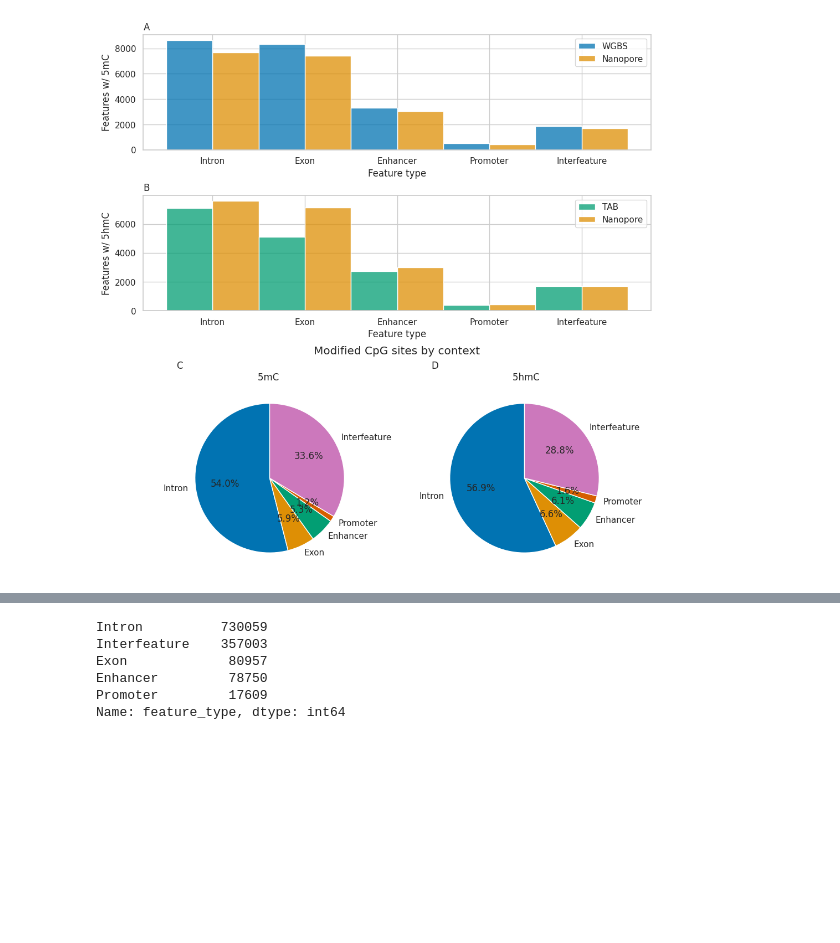
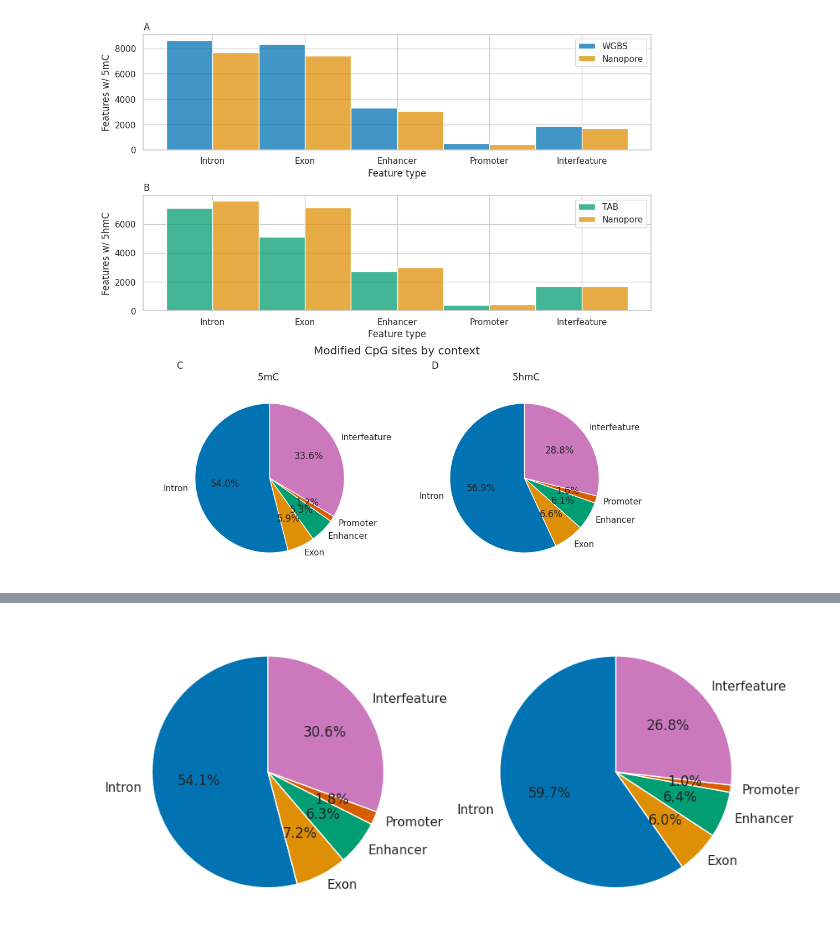
Before and after one commit to DominicOH/Analysis-of-nanopore-epigenetic-sequencing, a Jupyter notebook: Feature_level_comparison_fig4.ipynb, the cells around one changed output, grey strips where cells are left out. Drawn from its saved outputs; the diff is of its cells as text; code cells hidden in the pictures; blank space fills up the shorter version.

```diff
--- a/Feature_level_comparison_fig4.ipynb
+++ b/Feature_level_comparison_fig4.ipynb
@@ -170,9 +128,19 @@ pl.pie(hmc_intersects_df.loc[(hmc_intersects_df["percentMeth"] > 0) & (hmc_inter
-# %%
-hmc_intersects_df.loc[hmc_intersects_df["percentMeth"] > 0, "feature_type"].value_counts()
-# %% [output]
-Intron          730059
-Interfeature    357003
-Exon             80957
-Enhancer         78750
-Promoter         17609
-Name: feature_type, dtype: int64
+# %%
+fig = pl.figure(figsize=(10, 10))
+gs = gridspec.GridSpec(1, 2, fig)
+
+ax1 = fig.add_subplot(gs[0, 0])
+
+ax1.pie(mc_intersects_df.loc[(mc_intersects_df["percentMeth"] > 0) & (mc_intersects_df["method"] == "WGBS"), "feature_type"].value_counts().reindex(['Intron', 'Exon', 'Enhancer', 'Promoter', 'Interfeature']),
+        labels=labels,
+        autopct='%1.1f%%', startangle=90, colors=sns.color_palette("colorblind", 5))
+
+ax2 = fig.add_subplot(gs[0, 1])
+
+ax2.pie(hmc_intersects_df.loc[(hmc_intersects_df["percentMeth"] > 0) & (hmc_intersects_df["method"] =="TAB"), "feature_type"].value_counts().reindex(['Intron', 'Exon', 'Enhancer', 'Promoter', 'Interfeature']),
+        labels=labels,
+        autopct='%1.1f%%', startangle=90, colors=sns.color_palette("colorblind", 5))
+
+fig.show()
+# %% [output]
+[figure, added]
```
Also changed, not shown: parts of 2 cells of this notebook, 2 other files.
